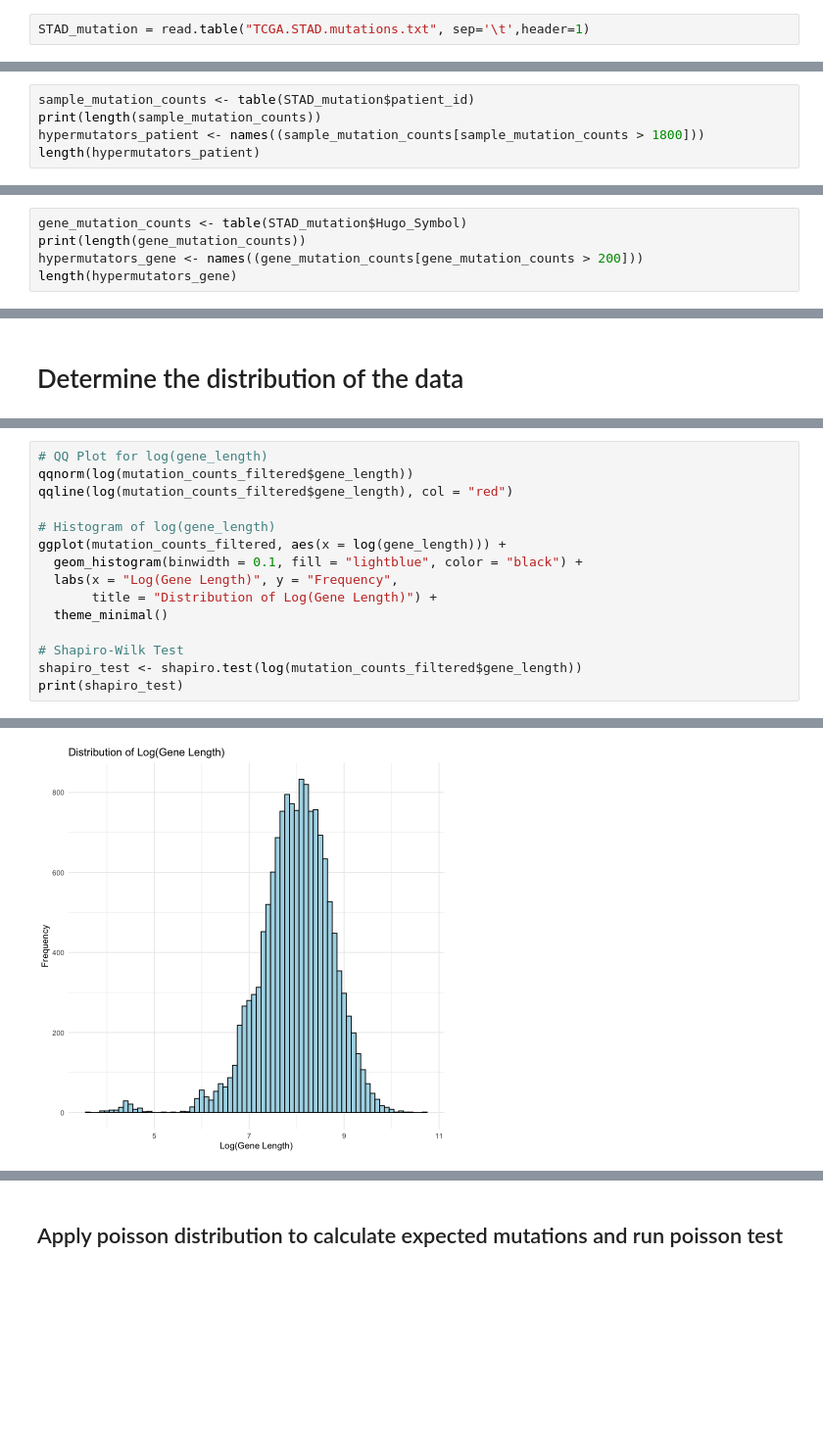
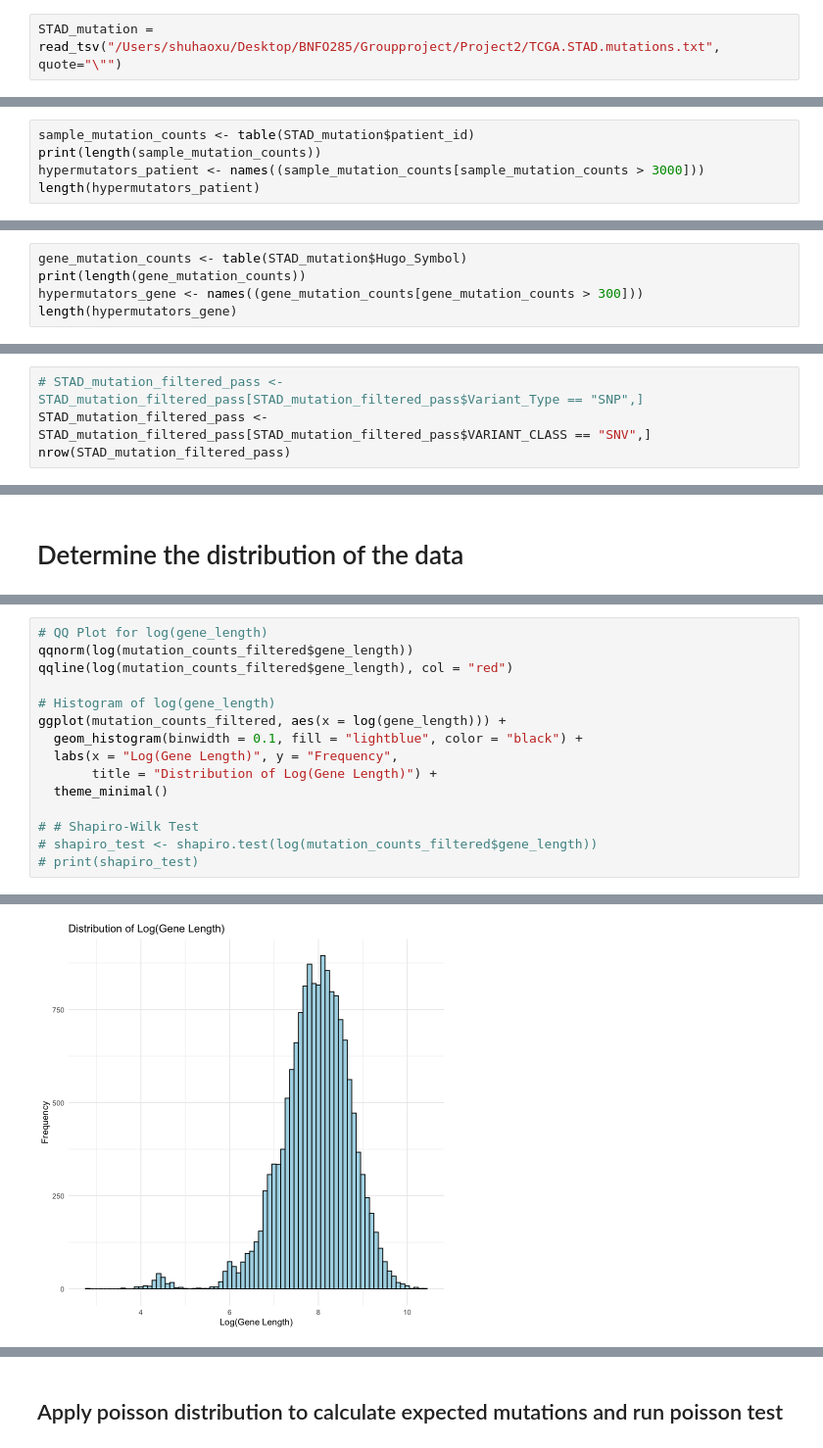
Before and after one commit to anl078/ECE204Repo, a Jupyter notebook: project2/Project2_R.ipynb, the cells around one changed output, grey strips where cells are left out. Shown at 98% size. Saved outputs shown, nothing was run; the diff lists cells and outputs as text; blank space fills up the shorter version.

Commit message:
Update: Avoid R read.table error

```diff
--- a/project2/Project2_R.ipynb
+++ b/project2/Project2_R.ipynb
@@ -52,4 +22,4 @@ print(dndsout$nbreg$theta)
 # %% [markdown]
 # STAU mutation
 # %%
-STAD_mutation = read.table("TCGA.STAD.mutations.txt", sep='\t',header=1)
+STAD_mutation = read_tsv("/Users/shuhaoxu/Desktop/BNFO285/Groupproject/Project2/TCGA.STAD.mutations.txt", quote="\"")
@@ -62,6 +124,6 @@ nrow(STAD_mutation)
 # %%
 sample_mutation_counts <- table(STAD_mutation$patient_id)
 print(length(sample_mutation_counts))
-hypermutators_patient <- names((sample_mutation_counts[sample_mutation_counts > 1800]))
+hypermutators_patient <- names((sample_mutation_counts[sample_mutation_counts > 3000]))
 length(hypermutators_patient)
 # %% [output]
@@ -77,6 +139,6 @@ nrow(STAD_mutation_filtered_patient)
 # %%
 gene_mutation_counts <- table(STAD_mutation$Hugo_Symbol)
 print(length(gene_mutation_counts))
-hypermutators_gene <- names((gene_mutation_counts[gene_mutation_counts > 200]))
+hypermutators_gene <- names((gene_mutation_counts[gene_mutation_counts > 300]))
 length(hypermutators_gene)
 # %% [output]
@@ -101,0 +161,4 @@ mutation_counts <- STAD_mutation_filtered_pass %>%
+# %%
+# STAD_mutation_filtered_pass <- STAD_mutation_filtered_pass[STAD_mutation_filtered_pass$Variant_Type == "SNP",]
+STAD_mutation_filtered_pass <- STAD_mutation_filtered_pass[STAD_mutation_filtered_pass$VARIANT_CLASS == "SNV",]
+nrow(STAD_mutation_filtered_pass)
@@ -204,7 +287,7 @@ ggplot(mutation_counts_filtered, aes(x = log(gene_length))) +
        title = "Distribution of Log(Gene Length)") +
   theme_minimal()
 
-# Shapiro-Wilk Test
-shapiro_test <- shapiro.test(log(mutation_counts_filtered$gene_length))
-print(shapiro_test)
+# # Shapiro-Wilk Test
+# shapiro_test <- shapiro.test(log(mutation_counts_filtered$gene_length))
+# print(shapiro_test)
 # %% [output]
@@ -213,2 +295,2 @@ ERROR: Error in shapiro.test(log(mutation_counts_filtered$gene_length)): sample
-[figure, old version]
+[figure, new version]
 # %% [markdown]
```
Also changed, not shown: parts of 71 cells of this notebook, 1 other file.
